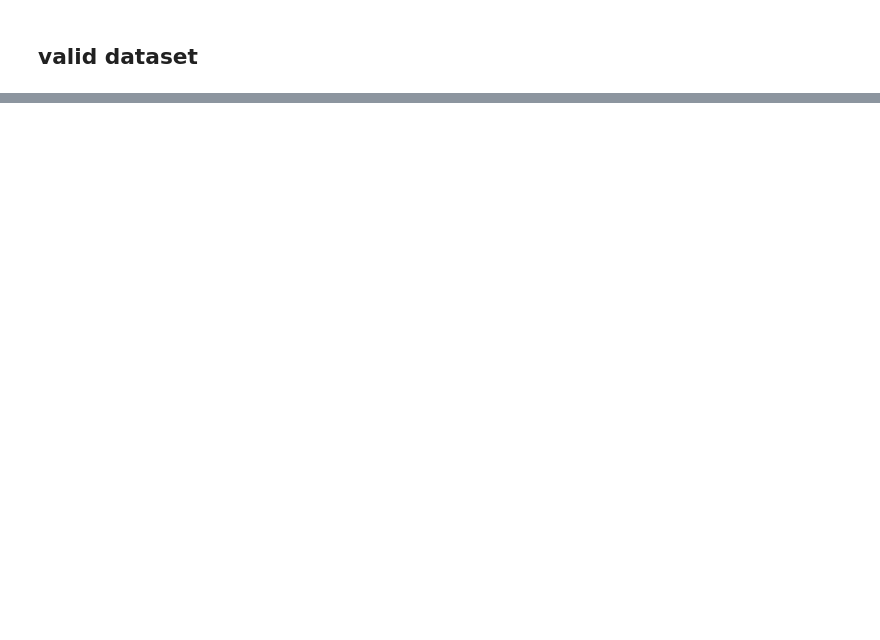
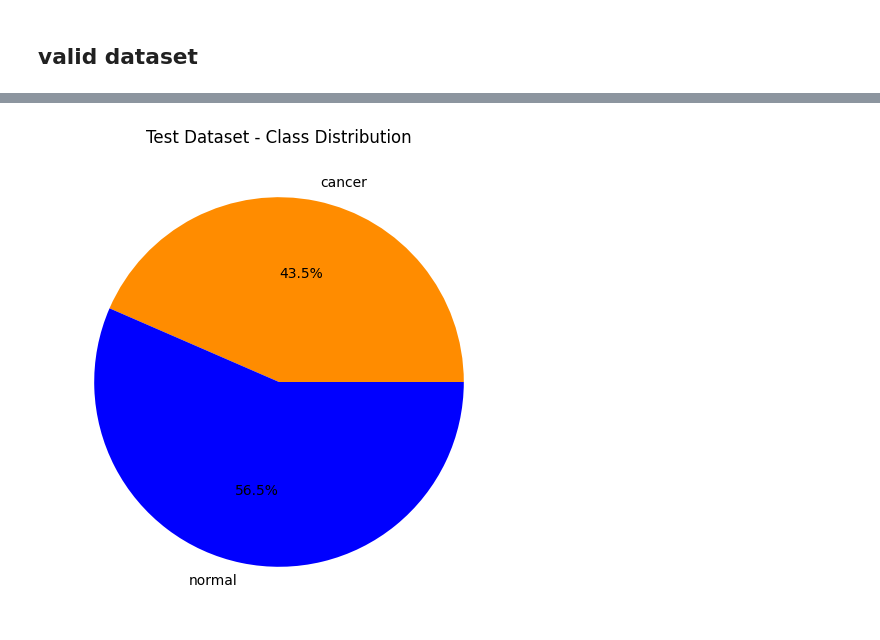
Before and after one commit to nnaemekaukpa/Leveraging-Deep-Learning-Architecture-for-Accurate-and-Efficient-Bone-Cancer-Detection-, a Jupyter notebook: Bone_cancer_detection.ipynb, the cells around one changed output, grey strips where cells are left out. Saved outputs shown, nothing was run; the diff lists cells and outputs as text; code cells hidden in the pictures; blank space fills up the shorter version.

```diff
--- a/Bone_cancer_detection.ipynb
+++ b/Bone_cancer_detection.ipynb
@@ -162,0 +213,8 @@ plt.show()
+# %%
+# Plot pie chart
+plt.figure(figsize=(6, 6))
+plt.pie(class_counts.values(), labels=class_counts.keys(), autopct='%1.1f%%', colors=['darkorange', 'blue'])
+plt.title("Test Dataset - Class Distribution")
+plt.show()
+# %% [output]
+[figure, added]
```
Also changed, not shown: parts of 11 cells of this notebook.
